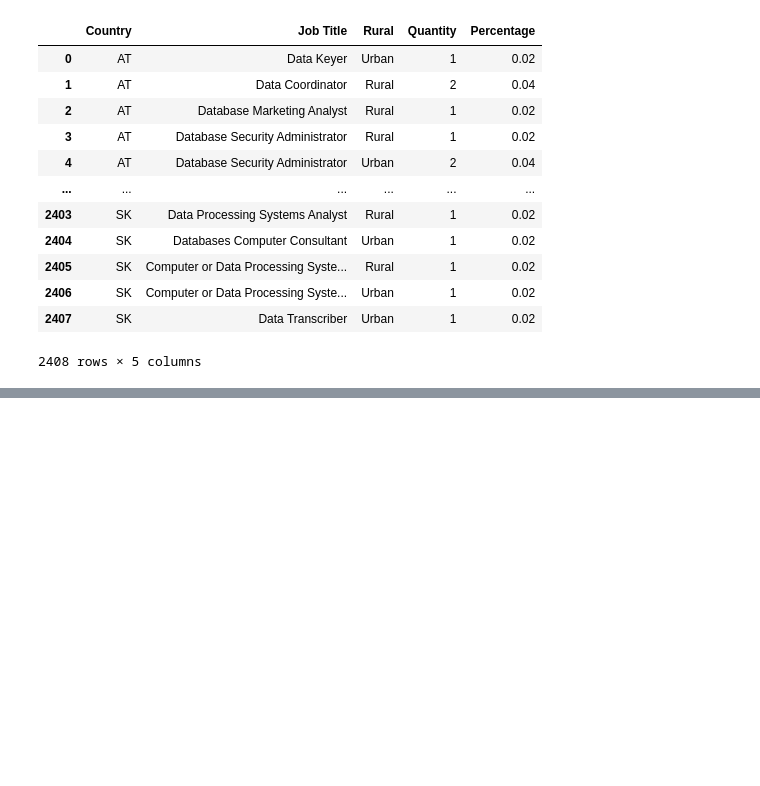
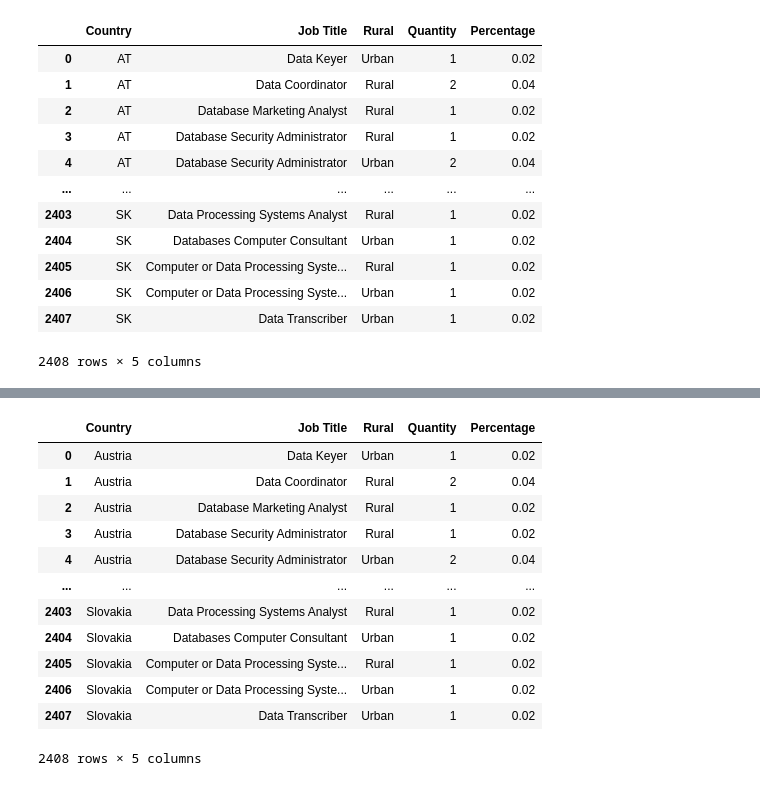
Before and after one commit to JaimeGarciaVel/ih_datamadpt1120_project_m1, a Jupyter notebook: your code/first_look.ipynb, the cells around one changed output, grey strips where cells are left out. Saved outputs shown, nothing was run; the diff lists cells and outputs as text; code cells hidden in the pictures; blank space fills up the shorter version.

```diff
--- a/your code/first_look.ipynb
+++ b/your code/first_look.ipynb
@@ -298,0 +386,8 @@ df_merge.to_csv('../data/df_merge.csv')
+# %%
+countries=countries[0:58]
+# %%
+countries_dictionary={}
+for i in range(1,57,2):
+    countries_dictionary[f'{countries[i]}']=countries[i-1]
+
+countries_dictionary
@@ -298,0 +432,6 @@ df_merge.to_csv('../data/df_merge.csv')
+# %%
+countries_dictionary["GR"]=countries_dictionary["EL"]
+countries_dictionary["GB"]=countries_dictionary["UK"]
+
+del countries_dictionary["EL"]
+del countries_dictionary["UK"]
@@ -298,0 +458,21 @@ df_merge.to_csv('../data/df_merge.csv')
+# %%
+row=0
+for i in df_merge['Country']:
+    df_merge.loc[row,'Country']=countries_dictionary[i]
+    row+=1
+# %%
+df_merge
+# %% [output]
+|  | Country | Job Title | Rural | Quantity | Percentage |
+| 0 | Austria | Data Keyer | Urban | 1 | 0.02 |
+| 1 | Austria | Data Coordinator | Rural | 2 | 0.04 |
+| 2 | Austria | Database Marketing Analyst | Rural | 1 | 0.02 |
+| 3 | Austria | Database Security Administrator | Rural | 1 | 0.02 |
+| 4 | Austria | Database Security Administrator | Urban | 2 | 0.04 |
+| ... | ... | ... | ... | ... | ... |
+| 2403 | Slovakia | Data Processing Systems Analyst | Rural | 1 | 0.02 |
+| 2404 | Slovakia | Databases Computer Consultant | Urban | 1 | 0.02 |
+| 2405 | Slovakia | Computer or Data Processing Syste... | Rural | 1 | 0.02 |
+| 2406 | Slovakia | Computer or Data Processing Syste... | Urban | 1 | 0.02 |
+| 2407 | Slovakia | Data Transcriber | Urban | 1 | 0.02 |
+2408 rows × 5 columns
```
Also changed, not shown: parts of 10 cells of this notebook.
